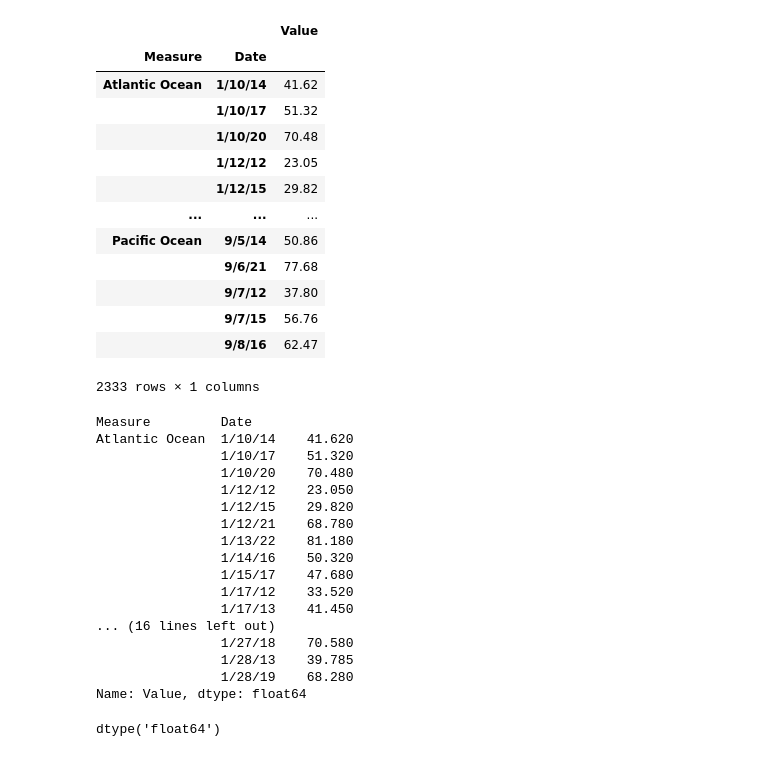
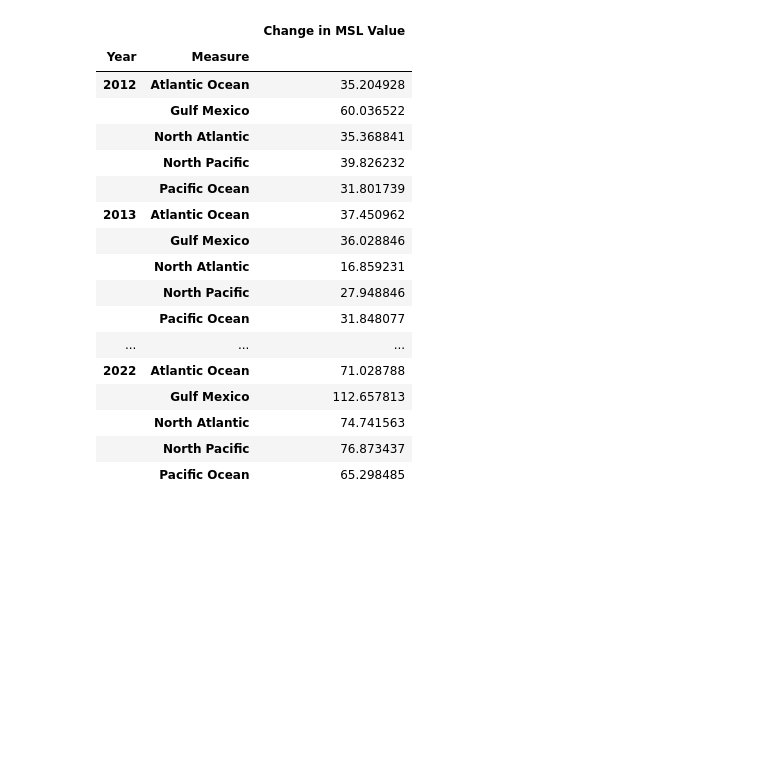
Before and after one commit to jccrock311/project-3, a Jupyter notebook: Jupyter Notebook Files/Project_3.ipynb, the cells around one changed output. Saved outputs shown, nothing was run; the diff lists cells and outputs as text; code cells hidden in the pictures; blank space fills up the shorter version.

Commit message:
Fixed sea levels CSV by year

```diff
--- a/Jupyter Notebook Files/Project_3.ipynb
+++ b/Jupyter Notebook Files/Project_3.ipynb
@@ -102,0 +55,3 @@ filtered_sea_level
+# %%
+sea_level_df2.rename(columns={'Value':'Change in MSL Value'}, inplace=True)
+sea_level_df2
@@ -102,0 +72,2 @@ filtered_sea_level
+# %%
+sea_level_df2.insert(2, 'Year', "")
@@ -102,0 +90,7 @@ filtered_sea_level
+# %%
+import datetime as dt
+
+sea_level_df2['Date'] = pd.to_datetime(sea_level_df2['Date'])
+sea_level_df2['Year'] = sea_level_df2['Date'].dt.year
+
+sea_level_df2
@@ -103,43 +111,23 @@ filtered_sea_level
 # %%
-sea_level_df2 = filtered_sea_level.groupby(["Measure","Date"])["Value"].mean()
+sea_level_df_grouped = sea_level_df2.groupby(['Year', 'Measure'])['Change in MSL Value'].mean()
 # %%
-pd.DataFrame(sea_level_df2)
+pd.DataFrame(sea_level_df_grouped)
 # %% [output]
-|  |  | Value |
-| Measure | Date |  |
-| Atlantic Ocean | 1/10/14 | 41.62 |
-|  | 1/10/17 | 51.32 |
-|  | 1/10/20 | 70.48 |
-|  | 1/12/12 | 23.05 |
-|  | 1/12/15 | 29.82 |
+|  |  | Change in MSL Value |
+| Year | Measure |  |
+| 2012 | Atlantic Ocean | 35.204928 |
+|  | Gulf Mexico | 60.036522 |
+|  | North Atlantic | 35.368841 |
+|  | North Pacific | 39.826232 |
+|  | Pacific Ocean | 31.801739 |
+| 2013 | Atlantic Ocean | 37.450962 |
+|  | Gulf Mexico | 36.028846 |
+|  | North Atlantic | 16.859231 |
+|  | North Pacific | 27.948846 |
+|  | Pacific Ocean | 31.848077 |
 | ... | ... | ... |
-| Pacific Ocean | 9/5/14 | 50.86 |
-|  | 9/6/21 | 77.68 |
-|  | 9/7/12 | 37.80 |
-|  | 9/7/15 | 56.76 |
-|  | 9/8/16 | 62.47 |
+| 2022 | Atlantic Ocean | 71.028788 |
+|  | Gulf Mexico | 112.657813 |
+|  | North Atlantic | 74.741563 |
+|  | North Pacific | 76.873437 |
+|  | Pacific Ocean | 65.298485 |
-2333 rows × 1 columns
-# %%
-sea_level_df2.head(30)
-# %% [output]
-Measure         Date
-Atlantic Ocean  1/10/14    41.620
-                1/10/17    51.320
-                1/10/20    70.480
-                1/12/12    23.050
-                1/12/15    29.820
-                1/12/21    68.780
-                1/13/22    81.180
-                1/14/16    50.320
-                1/15/17    47.680
-                1/17/12    33.520
-                1/17/13    41.450
-... (16 lines left out)
-                1/27/18    70.580
-                1/28/13    39.785
-                1/28/19    68.280
-Name: Value, dtype: float64
-# %%
-sea_level_df2.dtypes
-# %% [output]
-dtype('float64')
```
Also changed, not shown: parts of 19 cells of this notebook, 5 other files.
